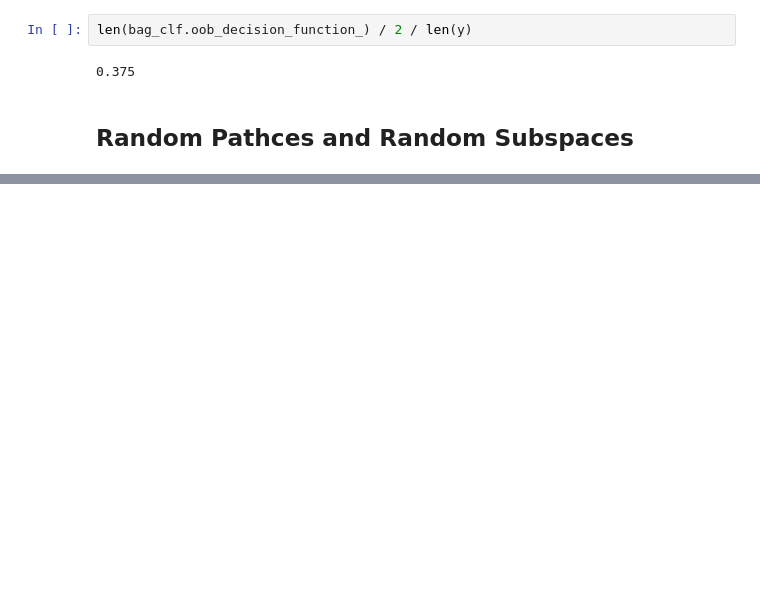
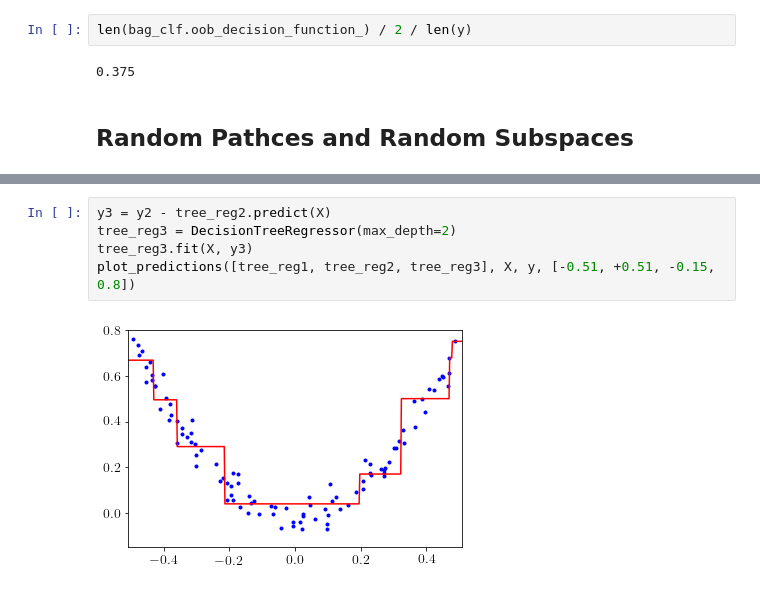
Before and after one commit to beginner1010/MachineLearning, a Jupyter notebook: Chapter 7 Ensemble Learning and Random Forest.ipynb, the cells around one changed output, grey strips where cells are left out. Saved outputs shown, nothing was run; the diff lists cells and outputs as text; blank space fills up the shorter version.

```diff
--- a/Chapter 7 Ensemble Learning and Random Forest.ipynb
+++ b/Chapter 7 Ensemble Learning and Random Forest.ipynb
@@ -153,0 +308,7 @@ len(bag_clf.oob_decision_function_) / 2 / len(y)
+# %%
+y3 = y2 - tree_reg2.predict(X)
+tree_reg3 = DecisionTreeRegressor(max_depth=2)
+tree_reg3.fit(X, y3)
+plot_predictions([tree_reg1, tree_reg2, tree_reg3], X, y, [-0.51, +0.51, -0.15, 0.8])
+# %% [output]
+[figure, added]
```
Also changed, not shown: parts of 28 cells of this notebook.
